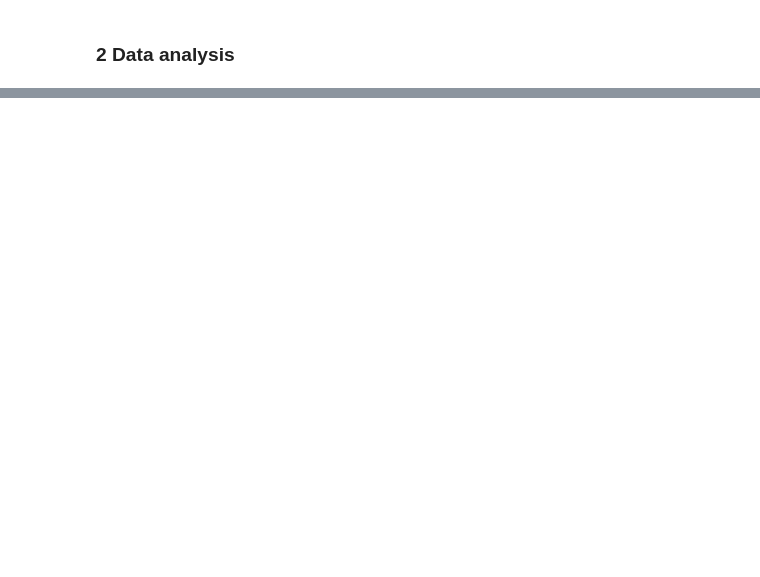
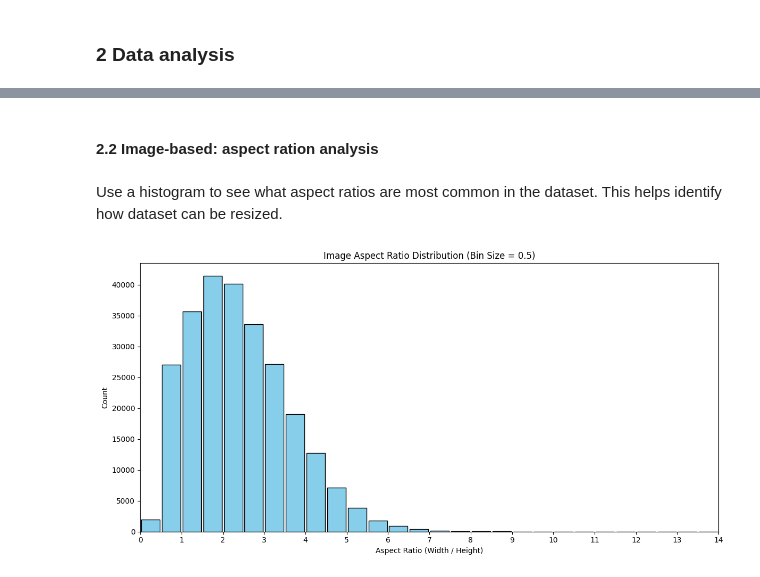
Before and after one commit to dmitrykosintsev/dtc-mathwriting-recognition, a Jupyter notebook: Notebook.ipynb, the cells around one changed output, grey strips where cells are left out. Cells and saved outputs as stored; diff of their text form; code cells hidden in the pictures; blank space fills up the shorter version.

```diff
--- a/Notebook.ipynb
+++ b/Notebook.ipynb
@@ -51,0 +174,32 @@ Tools & Techniques
+# %% [markdown]
+#### 2.2 Image-based: aspect ration analysis
+# %% [markdown]
+Use a histogram to see what aspect ratios are most common in the dataset. This helps identify how dataset can be resized.
+# %%
+# Define bins: every 0.5 from 0 to 14
+bins = np.arange(0, 14.5, 0.5)
+
+# Compute counts per bin
+counts, bin_edges = np.histogram(ds['image_ratio'], bins=bins)
+
+# Compute bin centers for labeling
+bin_centers = (bin_edges[:-1] + bin_edges[1:]) / 2
+
+# Plot as bar chart
+fig, ax = plt.subplots(figsize=(12, 6))
+
+ax.bar(bin_centers, counts, width=0.45, edgecolor='black', color='skyblue')
+
+# Labels and title
+ax.set_title('Image Aspect Ratio Distribution (Bin Size = 0.5)')
+ax.set_xlabel('Aspect Ratio (Width / Height)')
+ax.set_ylabel('Count')
+
+# Optional: better x-axis formatting
+ax.set_xticks(np.arange(0, 15, 1))
+ax.set_xlim(0, 14)
+
+plt.tight_layout()
+plt.show()
+# %% [output]
+[figure, added]
```
Also changed, not shown: parts of 16 cells of this notebook, 2 other files.
